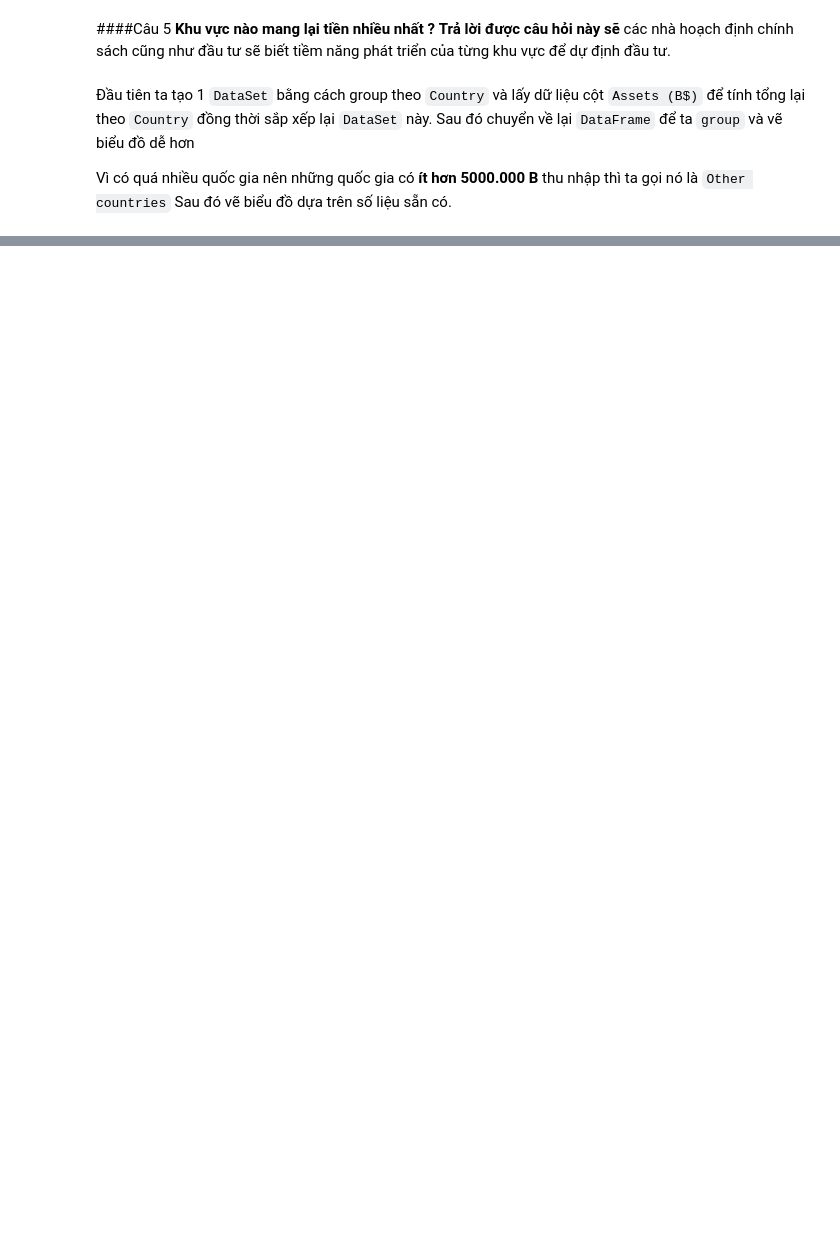
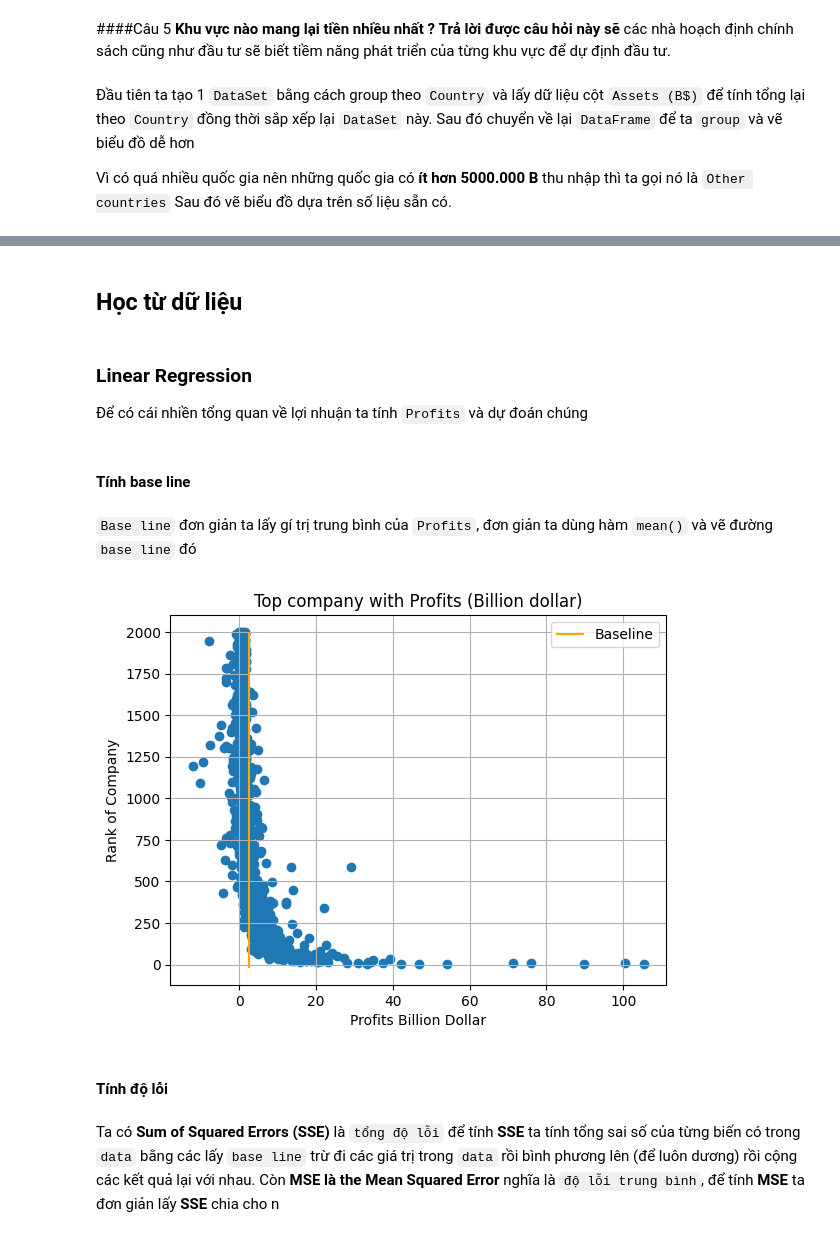
Before and after one commit to gittvhub12/KHDL, a Jupyter notebook: DoAn_KHDL.ipynb, the cells around one changed output, grey strips where cells are left out. Saved outputs shown, nothing was run; the diff lists cells and outputs as text; code cells hidden in the pictures; blank space fills up the shorter version.

Commit message:
linear regression

```diff
--- a/DoAn_KHDL.ipynb
+++ b/DoAn_KHDL.ipynb
@@ -303,3 +294,32 @@ fig5 = px.bar(group_by_country_Assets, x='Country', y='Total Assets', title="Ass
 fig5.show()
 # %% [output]
 [interactive output not drawn]
+# %% [markdown]
+## Học từ dữ liệu
+# %% [markdown]
+### Linear Regression
+
+Để có cái nhiền tổng quan về lợi nhuận ta tính `Profits` và dự đoán chúng
+# %% [markdown]
+#### Tính base line
+# %% [markdown]
+`Base line` đơn giản ta lấy gí trị trung bình của `Profits`, đơn giản ta dùng hàm `mean()` và vẽ đường `base line` đó
+# %%
+
+baseline = np.mean(df_company['Profits (B$)'].mean())
+plt.scatter(df_company['Profits (B$)'], df_company.index)
+plt.vlines(baseline, -20, 2000, color = 'orange', label="Baseline")
+
+plt.legend(loc="upper right")
+plt.title("Top company with Profits (Billion dollar)")
+plt.xlabel('Profits Billion Dollar')
+plt.ylabel('Rank of Company')
+plt.grid()
+plt.show()
+# %% [output]
+[figure, added]
+# %% [markdown]
+#### Tính độ lỗi
+# %% [markdown]
+Ta có __Sum of Squared Errors (SSE)__ là `tổng độ lỗi` để tính **SSE** ta tính tổng sai số của từng biến có trong `data` bằng các lấy `base line` trừ đi các giá trị trong `data` rồi bình phương lên (để luôn dương) rồi cộng các kết quả lại với nhau.</br>
+Còn  __MSE là the Mean Squared Error__  nghĩa là `độ lỗi trung bình`, để tính **MSE** ta đơn giản lấy **SSE** chia cho n
```
Also changed, not shown: parts of 14 cells of this notebook.
